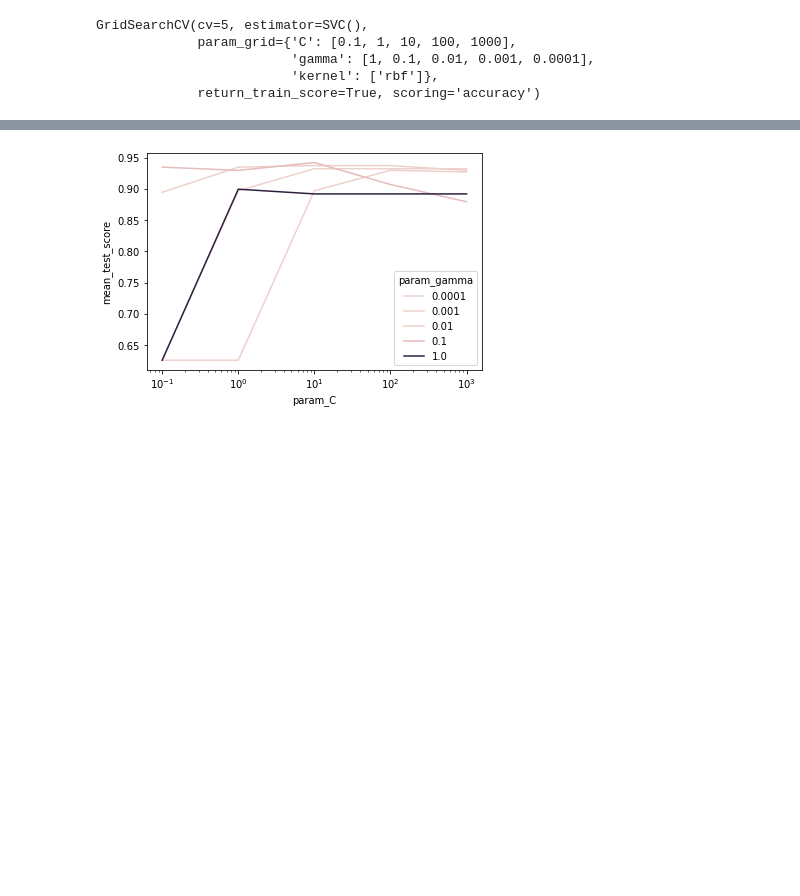
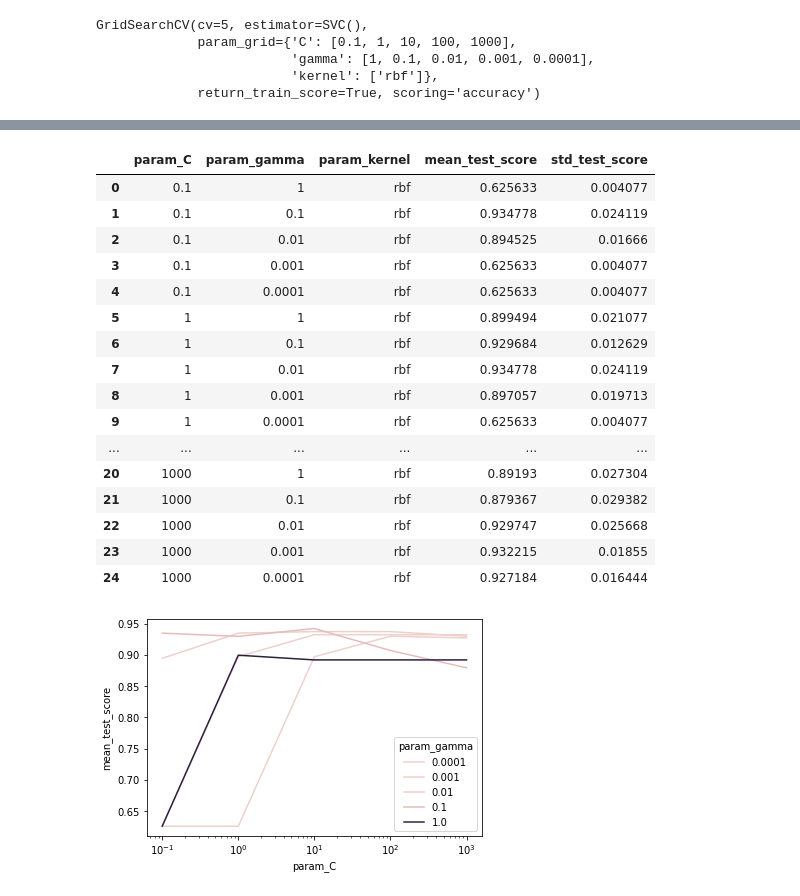
Before and after one commit to UEFBiomedicalInformaticsLab/LearningSessions, a Jupyter notebook: model_solutions1.ipynb, the cells around one changed output, grey strips where cells are left out. Saved outputs shown, nothing was run; the diff lists cells and outputs as text; code cells hidden in the pictures; blank space fills up the shorter version.

```diff
--- a/model_solutions1.ipynb
+++ b/model_solutions1.ipynb
@@ -7,7 +7,7 @@ ML methods like Random Forest-based classifier can indicate the relative importa
 # Load data (not necessary if you ran the full notebook)
 import pandas as pd
 import numpy as np
-data = pd.read_csv('PS0/data.csv')
+data = pd.read_csv('PS1/data.csv')
 
 # You can use boolean masks to select all column names matching a criteria
 features_mean = data.columns[np.array([i[-5:] == '_mean' for i in data.columns])]
@@ -95,9 +107,26 @@ GridSearchCV(cv=5, estimator=SVC(),
 # %%
 column_names = ['param_C', 'param_gamma', 'param_kernel', 'mean_test_score', 'std_test_score']
 search_data = pd.DataFrame(np.array([grid_search_svc.cv_results_[i] for i in column_names]).transpose(), columns = column_names)
-search_data.mean_test_score = search_data.mean_test_score.astype('float')
-search_data.param_C = search_data.param_C.astype('float')
-search_data.param_gamma = search_data.param_gamma.astype('float')
+# %%
+search_data
+# %% [output]
+|  | param_C | param_gamma | param_kernel | mean_test_score | std_test_score |
+| 0 | 0.1 | 1 | rbf | 0.625633 | 0.004077 |
+| 1 | 0.1 | 0.1 | rbf | 0.934778 | 0.024119 |
+| 2 | 0.1 | 0.01 | rbf | 0.894525 | 0.01666 |
+| 3 | 0.1 | 0.001 | rbf | 0.625633 | 0.004077 |
+| 4 | 0.1 | 0.0001 | rbf | 0.625633 | 0.004077 |
+| 5 | 1 | 1 | rbf | 0.899494 | 0.021077 |
+| 6 | 1 | 0.1 | rbf | 0.929684 | 0.012629 |
+| 7 | 1 | 0.01 | rbf | 0.934778 | 0.024119 |
+| 8 | 1 | 0.001 | rbf | 0.897057 | 0.019713 |
+| 9 | 1 | 0.0001 | rbf | 0.625633 | 0.004077 |
+| ... | ... | ... | ... | ... | ... |
+| 20 | 1000 | 1 | rbf | 0.89193 | 0.027304 |
+| 21 | 1000 | 0.1 | rbf | 0.879367 | 0.029382 |
+| 22 | 1000 | 0.01 | rbf | 0.929747 | 0.025668 |
+| 23 | 1000 | 0.001 | rbf | 0.932215 | 0.01855 |
+| 24 | 1000 | 0.0001 | rbf | 0.927184 | 0.016444 |
 # %%
 import seaborn as sns
 import matplotlib.pyplot as plt
```
Also changed, not shown: parts of 1 cell of this notebook, 30 other files.
